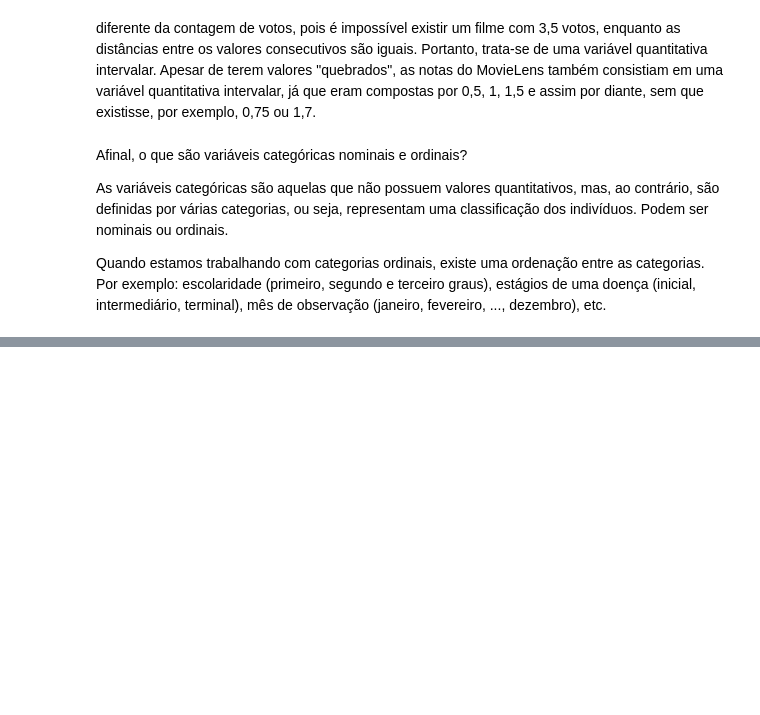
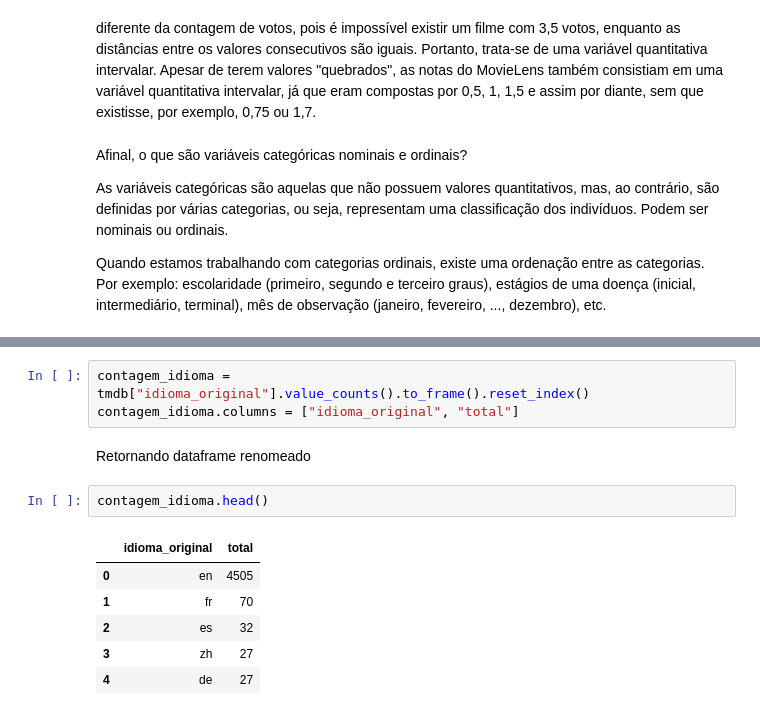
Before and after one commit to LeonSena/analise-dados, a Jupyter notebook: analise.ipynb, the cells around one changed output, grey strips where cells are left out. Saved outputs shown, nothing was run; the diff lists cells and outputs as text; blank space fills up the shorter version.

```diff
--- a/analise.ipynb
+++ b/analise.ipynb
@@ -216,0 +282,14 @@ Quando estamos trabalhando com categorias ordinais, existe uma ordenação entre
+# %%
+contagem_idioma = tmdb["idioma_original"].value_counts().to_frame().reset_index()
+contagem_idioma.columns = ["idioma_original", "total"]
+# %% [markdown]
+Retornando dataframe renomeado
+# %%
+contagem_idioma.head()
+# %% [output]
+|  | idioma_original | total |
+| 0 | en | 4505 |
+| 1 | fr | 70 |
+| 2 | es | 32 |
+| 3 | zh | 27 |
+| 4 | de | 27 |
```
Also changed, not shown: parts of 22 cells of this notebook.
